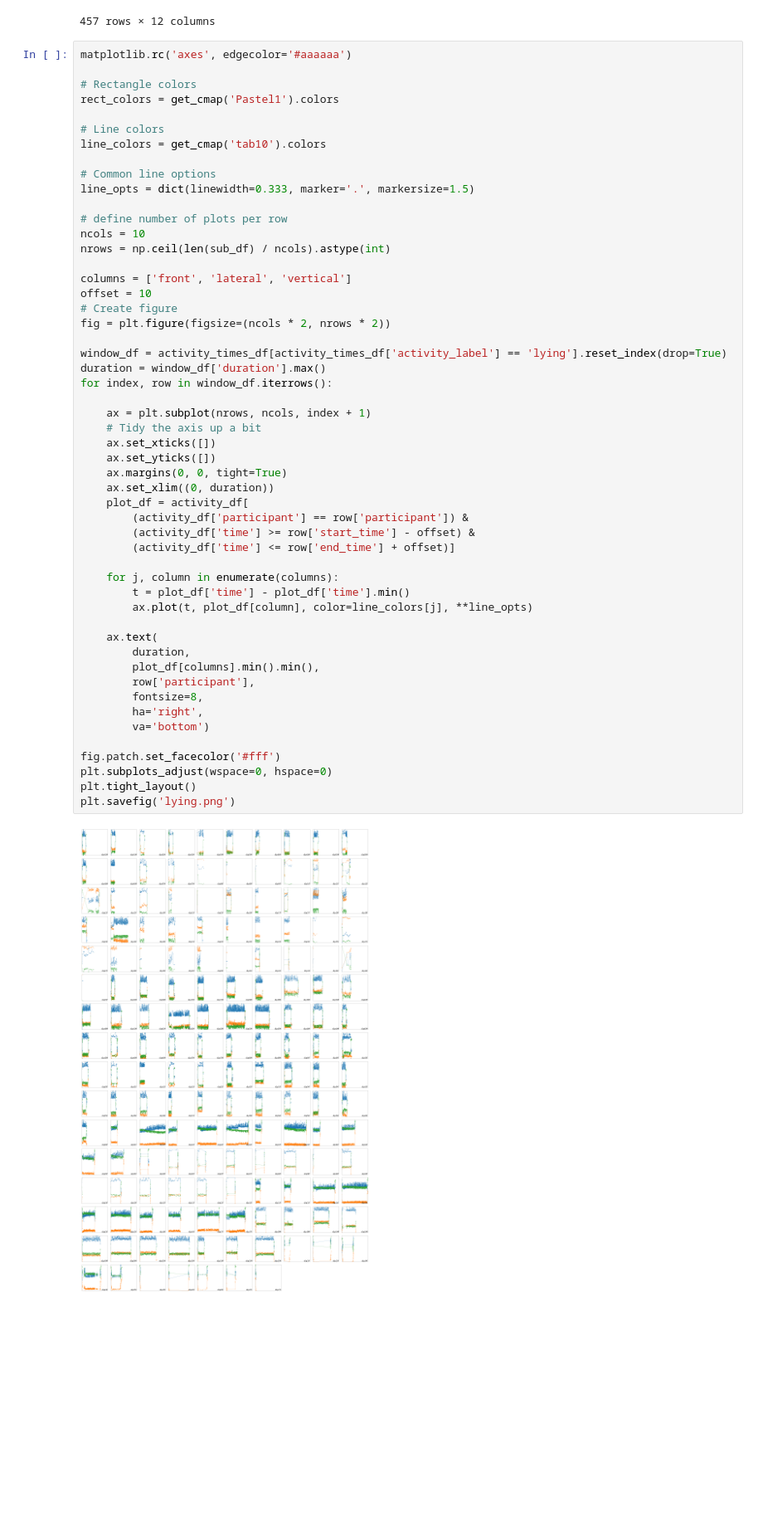
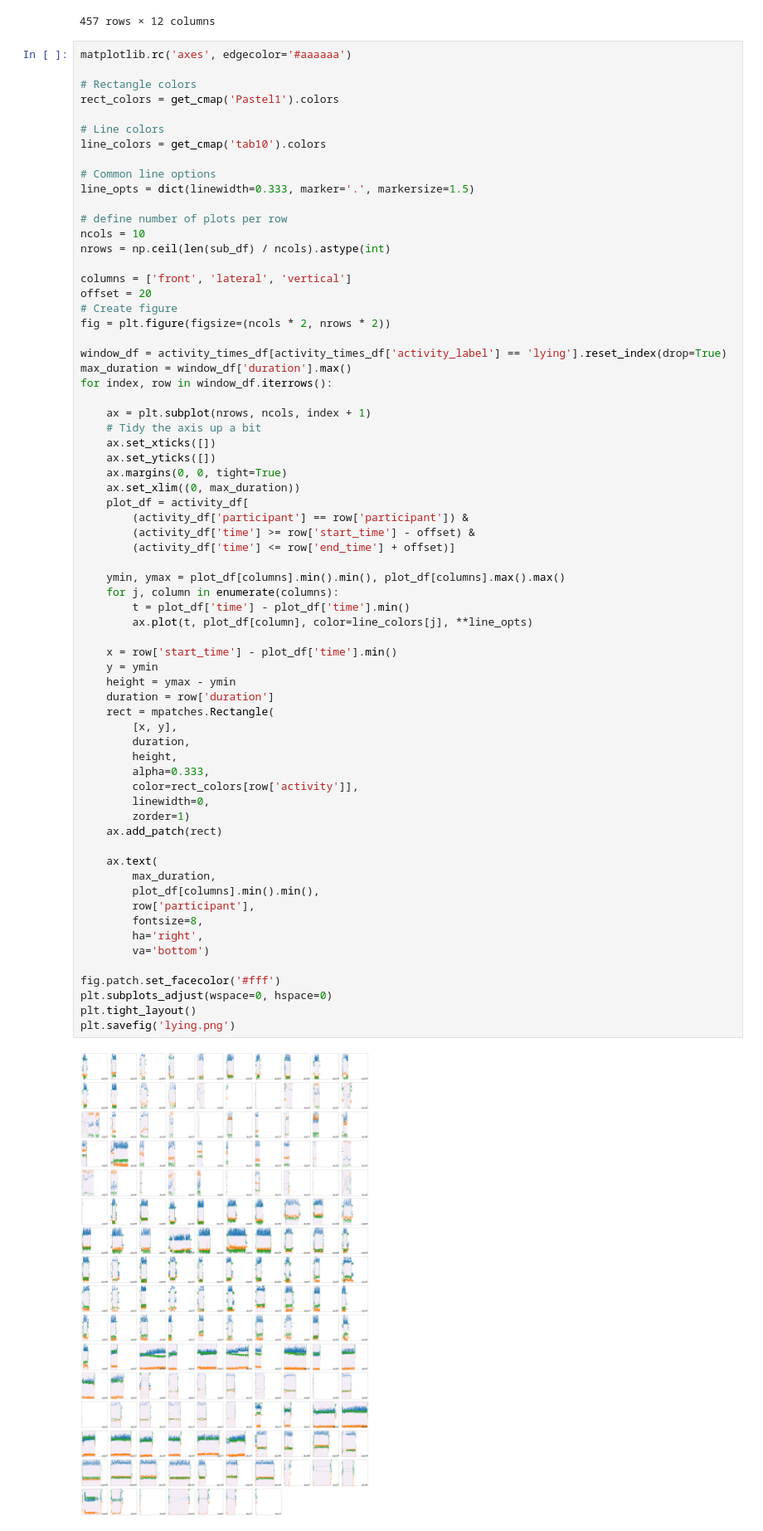
Before and after one commit to ym-pett/motiondetection, a Jupyter notebook: notebooks/activity_plots.ipynb, the cells around one changed output. Shown at 83% size. Saved outputs shown, nothing was run; the diff lists cells and outputs as text; blank space fills up the shorter version.

Commit message:
Try to add in activity rectangles

```diff
--- a/notebooks/activity_plots.ipynb
+++ b/notebooks/activity_plots.ipynb
@@ -120,40 +120,55 @@ ncols = 10
 nrows = np.ceil(len(sub_df) / ncols).astype(int)
 
 columns = ['front', 'lateral', 'vertical']
-offset = 10
+offset = 20
 # Create figure
 fig = plt.figure(figsize=(ncols * 2, nrows * 2))
 
 window_df = activity_times_df[activity_times_df['activity_label'] == 'lying'].reset_index(drop=True)
-duration = window_df['duration'].max()
+max_duration = window_df['duration'].max()
 for index, row in window_df.iterrows():
 
     ax = plt.subplot(nrows, ncols, index + 1)
     # Tidy the axis up a bit
     ax.set_xticks([])
     ax.set_yticks([])
     ax.margins(0, 0, tight=True)
-    ax.set_xlim((0, duration))
+    ax.set_xlim((0, max_duration))
     plot_df = activity_df[
         (activity_df['participant'] == row['participant']) &
         (activity_df['time'] >= row['start_time'] - offset) &
         (activity_df['time'] <= row['end_time'] + offset)]
 
+    ymin, ymax = plot_df[columns].min().min(), plot_df[columns].max().max()
     for j, column in enumerate(columns):
         t = plot_df['time'] - plot_df['time'].min()
         ax.plot(t, plot_df[column], color=line_colors[j], **line_opts)
 
+    x = row['start_time'] - plot_df['time'].min()
+    y = ymin
+    height = ymax - ymin
+    duration = row['duration']
+    rect = mpatches.Rectangle(
+        [x, y],
+        duration,
+        height,
+        alpha=0.333,
+        color=rect_colors[row['activity']],
+        linewidth=0,
+        zorder=1)
+    ax.add_patch(rect)
+
     ax.text(
-        duration,
+        max_duration,
         plot_df[columns].min().min(),
         row['participant'],
         fontsize=8,
         ha='right',
         va='bottom')
 
 fig.patch.set_facecolor('#fff')
 plt.subplots_adjust(wspace=0, hspace=0)
 plt.tight_layout()
 plt.savefig('lying.png')
 # %% [output]
-[figure, old version]
+[figure, new version]
```
